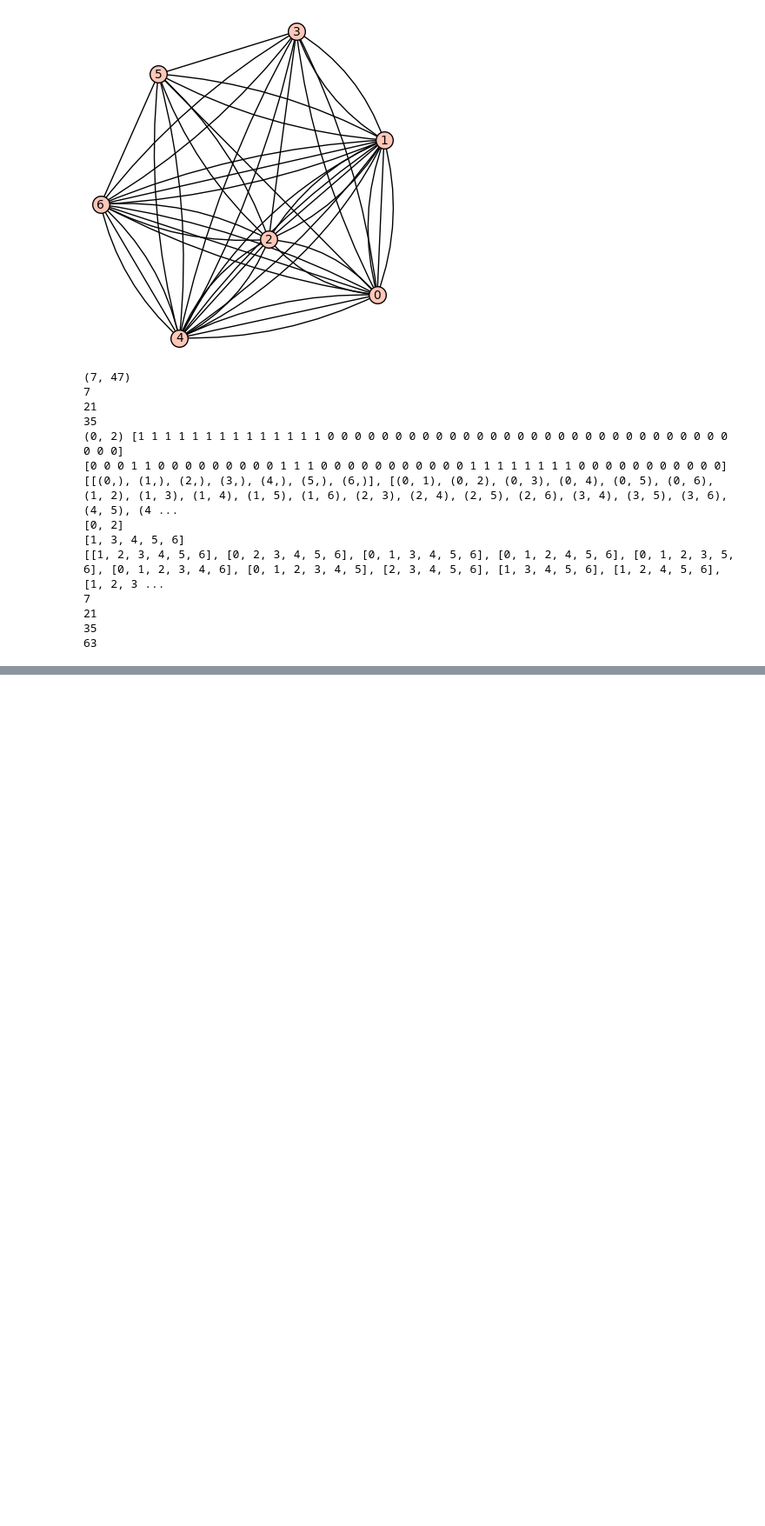
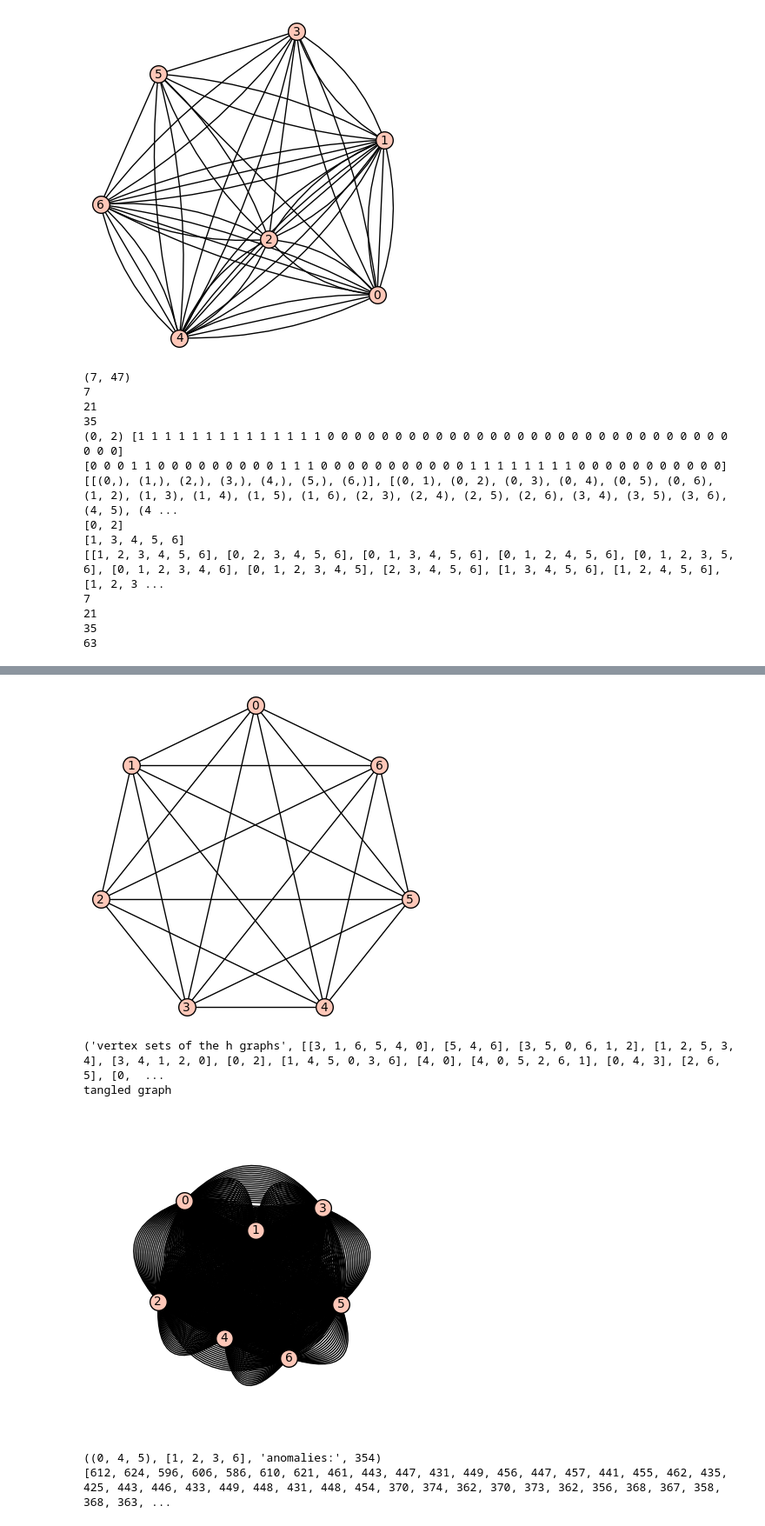
Before and after one commit to tnutala/projects, a Jupyter notebook: MATH496/Untangling.ipynb, the cells around one changed output, grey strips where cells are left out. Shown at 87% size. Saved outputs shown, nothing was run; the diff lists cells and outputs as text; code cells hidden in the pictures; blank space fills up the shorter version.

```diff
--- a/MATH496/Untangling.ipynb
+++ b/MATH496/Untangling.ipynb
@@ -290,0 +323,40 @@ tangled graph
+# %%
+import numpy as np
+import random
+
+####randomly generats schedules so we dont have to
+
+n=7
+
+g=graphs.CompleteGraph(n)
+g.show()
+
+adjmat=g.adjacency_matrix()
+
+schedules=[]
+hsets=[]
+
+for i in range(np.random.randint(100,101)):    #number of schedules (inclusive,exclusive)
+    hset= random.sample(range(0,7), np.random.randint(2,n+1)) #generates schedules; (smallest allowed clique, largest allowed)
+    hsets.append(hset)
+    schedules.append(adjmat[hset,hset])
+
+#take slices of g to make the h graphs AKA schedules
+print("vertex sets of the h graphs",hsets)
+#print(schedules)
+
+
+
+ans,part1,part2=anomalies(tangled_graph(hsets))
+
+i=ans.index(min((ans)))
+
+print(part1[i],part2[i], "anomalies:", min(ans))
+print((ans))
+# %% [output]
+[figure, added]
+('vertex sets of the h graphs', [[3, 1, 6, 5, 4, 0], [5, 4, 6], [3, 5, 0, 6, 1, 2], [1, 2, 5, 3, 4], [3, 4, 1, 2, 0], [0, 2], [1, 4, 5, 0, 3, 6], [4, 0], [4, 0, 5, 2, 6, 1], [0, 4, 3], [2, 6, 5], [0,  ...
+tangled graph
+[figure, added]
+((0, 4, 5), [1, 2, 3, 6], 'anomalies:', 354)
+[612, 624, 596, 606, 586, 610, 621, 461, 443, 447, 431, 449, 456, 447, 457, 441, 455, 462, 435, 425, 443, 446, 433, 449, 448, 431, 448, 454, 370, 374, 362, 370, 373, 362, 356, 368, 367, 358, 368, 363, ...
```
Also changed, not shown: parts of 2 cells of this notebook.
